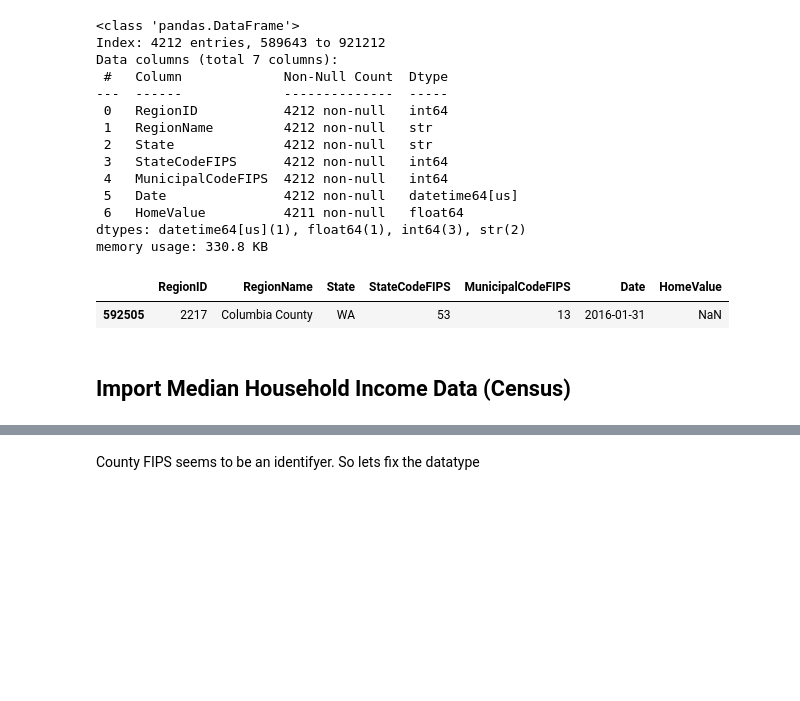
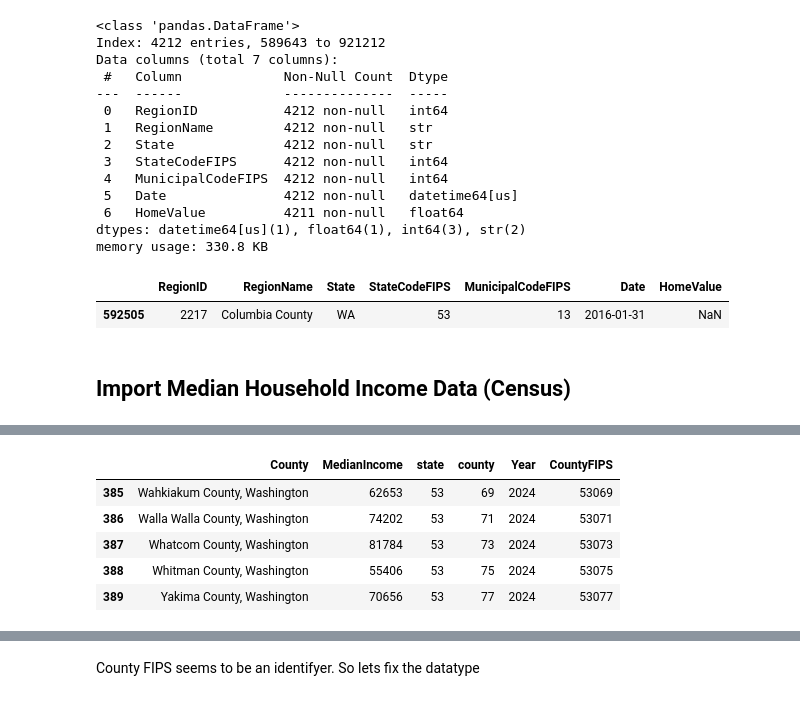
Before and after one commit to binay8/wa-housing, a Jupyter notebook: code/01_data_preparation.ipynb, the cells around one changed output, grey strips where cells are left out. Drawn from its saved outputs; the diff is of its cells as text; code cells hidden in the pictures; blank space fills up the shorter version.

```diff
--- a/code/01_data_preparation.ipynb
+++ b/code/01_data_preparation.ipynb
@@ -178,3 +177,12 @@ median_income.head()
+# %%
+median_income.tail()
+# %% [output]
+|  | County | MedianIncome | state | county | Year | CountyFIPS |
+| 385 | Wahkiakum County, Washington | 62653 | 53 | 69 | 2024 | 53069 |
+| 386 | Walla Walla County, Washington | 74202 | 53 | 71 | 2024 | 53071 |
+| 387 | Whatcom County, Washington | 81784 | 53 | 73 | 2024 | 53073 |
+| 388 | Whitman County, Washington | 55406 | 53 | 75 | 2024 | 53075 |
+| 389 | Yakima County, Washington | 70656 | 53 | 77 | 2024 | 53077 |
 # %%
 median_income.info()
 # %% [output]
```
Also changed, not shown: parts of 5 cells of this notebook, 2 other files.
